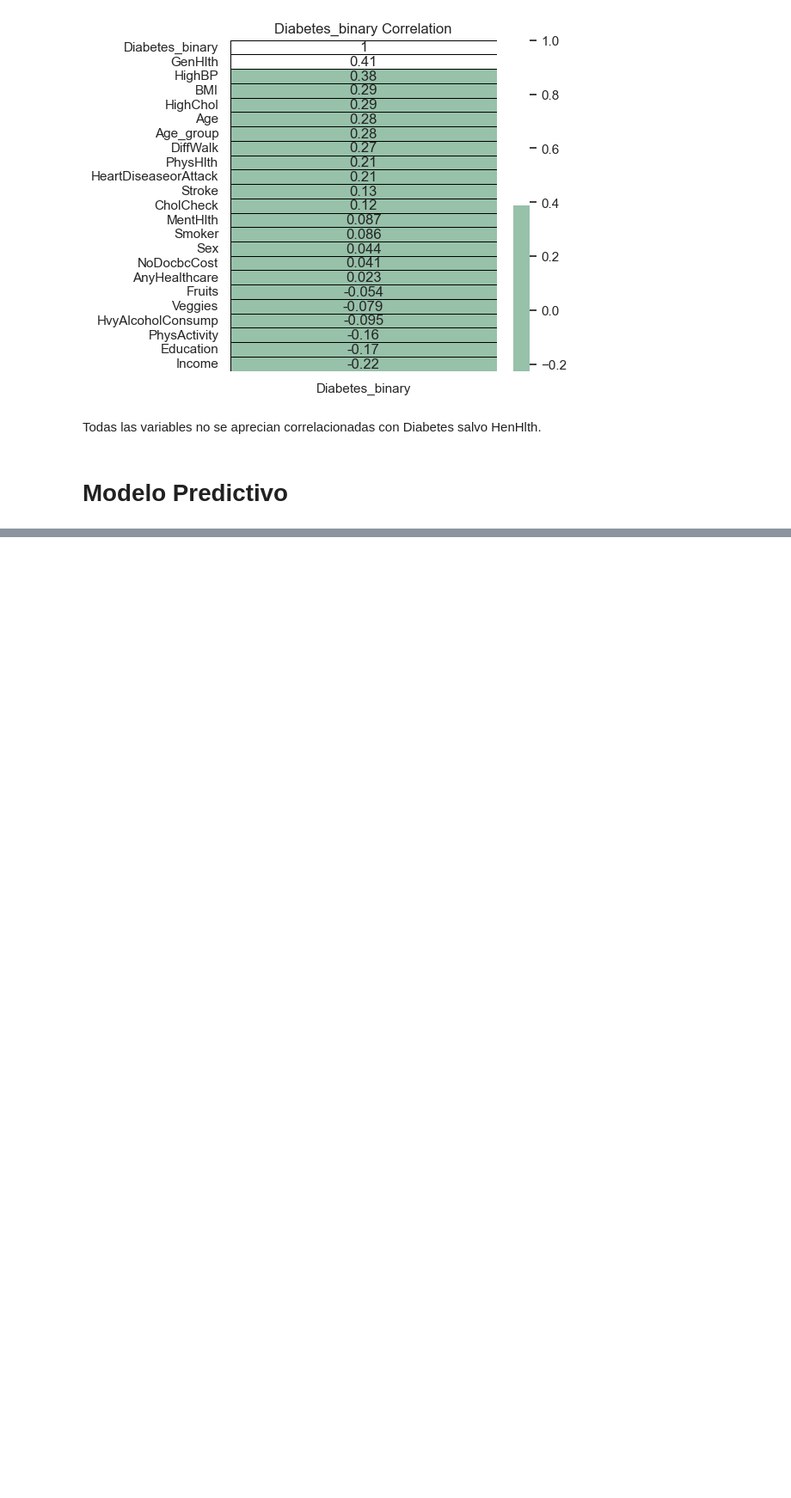
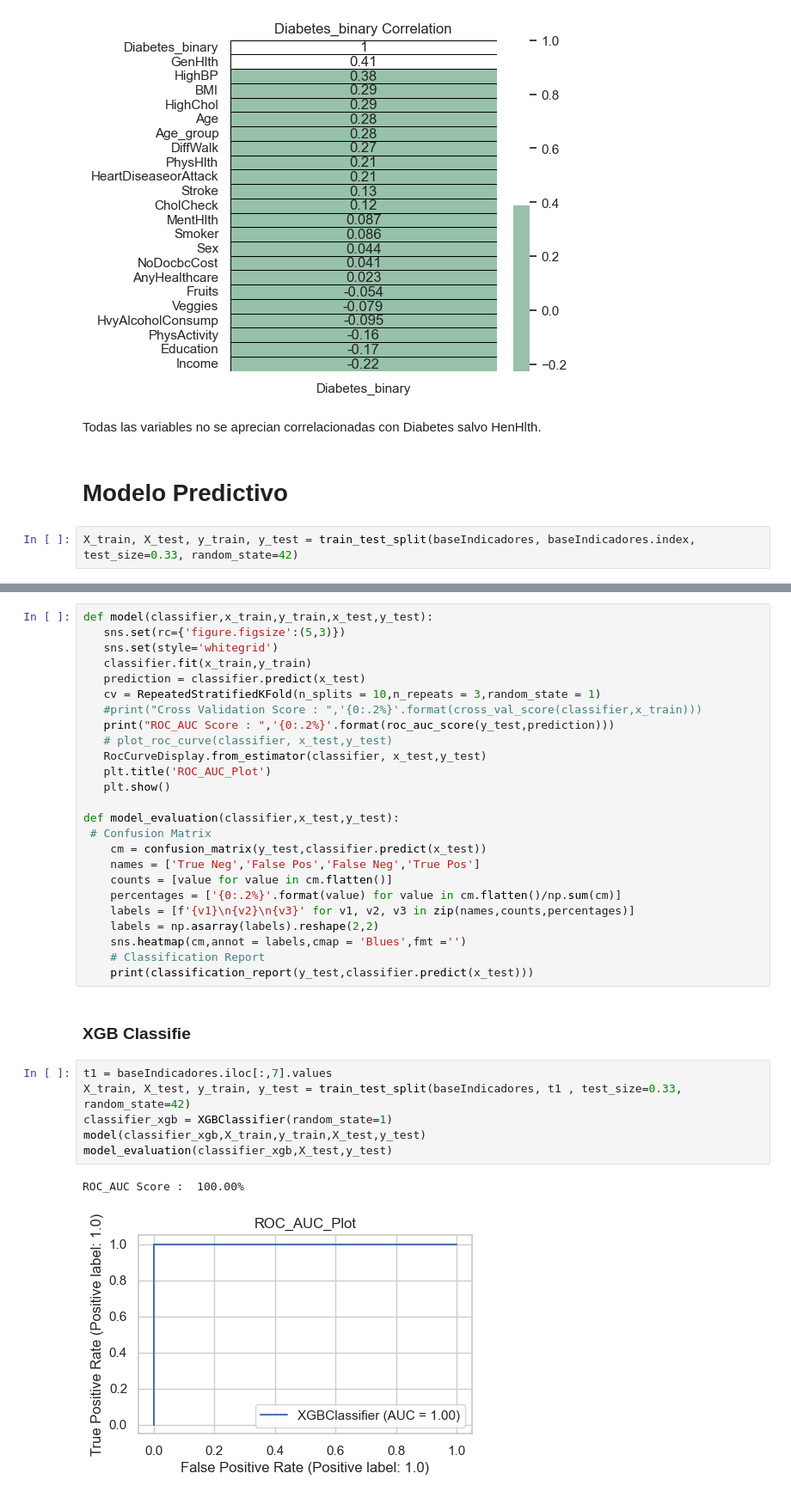
Before and after one commit to jusagred/MIA_CienciaDatos_3860, a Jupyter notebook: source/proyectoDS.ipynb, the cells around one changed output, grey strips where cells are left out. Shown at 86% size. Drawn from its saved outputs; the diff is of its cells as text; blank space fills up the shorter version.

Commit message:
Ejemplo de Modelo

```diff
--- a/source/proyectoDS.ipynb
+++ b/source/proyectoDS.ipynb
@@ -156,3 +160,5 @@ plt.title('Diabetes_binary Correlation');
 Todas las variables no se aprecian correlacionadas con Diabetes salvo HenHlth.
 # %% [markdown]
 <h1>Modelo Predictivo</h1>
+# %%
+X_train, X_test, y_train, y_test = train_test_split(baseIndicadores, baseIndicadores.index, test_size=0.33, random_state=42)
@@ -158,0 +182,36 @@ Todas las variables no se aprecian correlacionadas con Diabetes salvo HenHlth.
+# %%
+def model(classifier,x_train,y_train,x_test,y_test):
+   sns.set(rc={'figure.figsize':(5,3)})
+   sns.set(style='whitegrid')
+   classifier.fit(x_train,y_train)
+   prediction = classifier.predict(x_test)
+   cv = RepeatedStratifiedKFold(n_splits = 10,n_repeats = 3,random_state = 1)
+   #print("Cross Validation Score : ",'{0:.2%}'.format(cross_val_score(classifier,x_train)))
+   print("ROC_AUC Score : ",'{0:.2%}'.format(roc_auc_score(y_test,prediction)))
+   # plot_roc_curve(classifier, x_test,y_test)
+   RocCurveDisplay.from_estimator(classifier, x_test,y_test)
+   plt.title('ROC_AUC_Plot')
+   plt.show()
+
+def model_evaluation(classifier,x_test,y_test):
+ # Confusion Matrix
+    cm = confusion_matrix(y_test,classifier.predict(x_test))
+    names = ['True Neg','False Pos','False Neg','True Pos']
+    counts = [value for value in cm.flatten()]
+    percentages = ['{0:.2%}'.format(value) for value in cm.flatten()/np.sum(cm)]
+    labels = [f'{v1}\n{v2}\n{v3}' for v1, v2, v3 in zip(names,counts,percentages)]
+    labels = np.asarray(labels).reshape(2,2)
+    sns.heatmap(cm,annot = labels,cmap = 'Blues',fmt ='')
+    # Classification Report
+    print(classification_report(y_test,classifier.predict(x_test)))
+# %% [markdown]
+<h3>XGB Classifie</h3>
+# %%
+t1 = baseIndicadores.iloc[:,7].values
+X_train, X_test, y_train, y_test = train_test_split(baseIndicadores, t1 , test_size=0.33, random_state=42)
+classifier_xgb = XGBClassifier(random_state=1)
+model(classifier_xgb,X_train,y_train,X_test,y_test)
+model_evaluation(classifier_xgb,X_test,y_test)
+# %% [output]
+ROC_AUC Score :  100.00%
+[figure, added]
```
Also changed, not shown: parts of 4 cells of this notebook.
